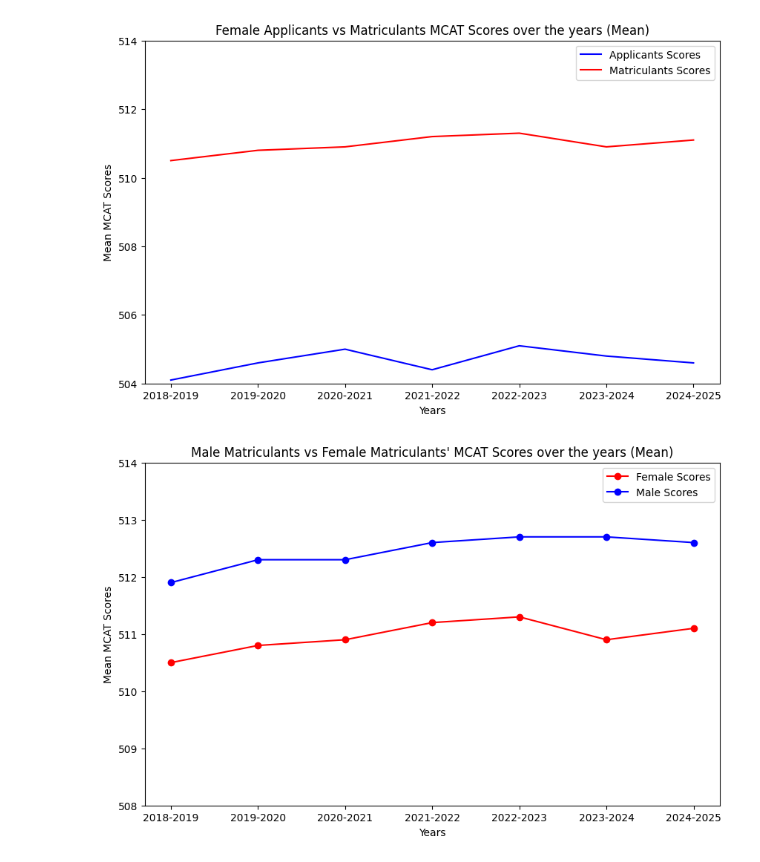
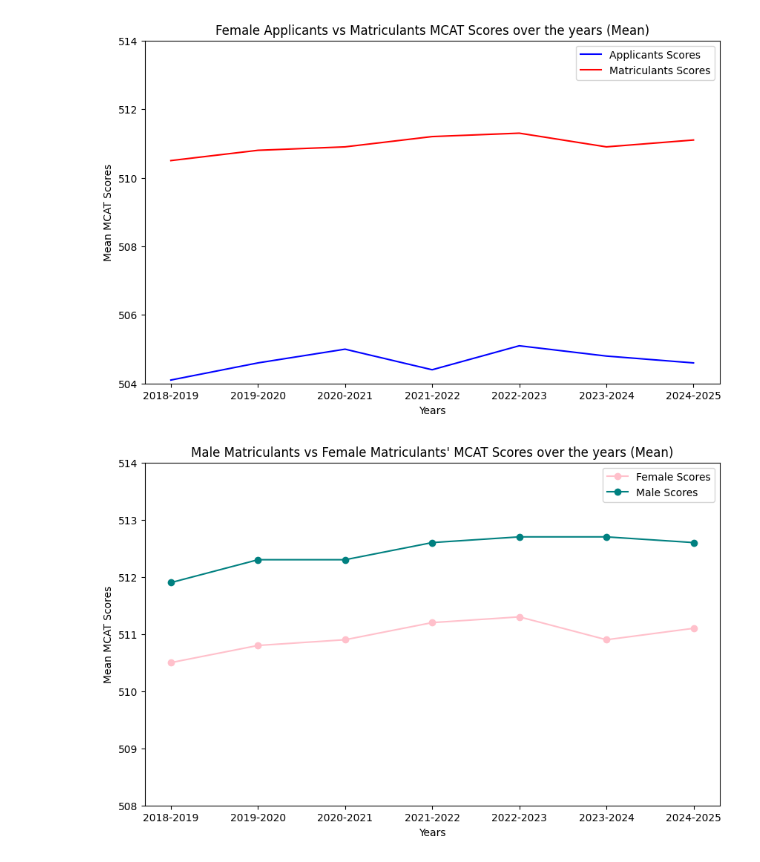
Before and after one commit to davidnunez42/medical-school-acceptances, a Jupyter notebook: AAMC_Medical_School_Acceptances_Research_Project.ipynb, the cells around one changed output. Saved outputs shown, nothing was run; the diff lists cells and outputs as text; code cells hidden in the pictures.

```diff
--- a/AAMC_Medical_School_Acceptances_Research_Project.ipynb
+++ b/AAMC_Medical_School_Acceptances_Research_Project.ipynb
@@ -136,7 +126,9 @@ Saving 2024_FACTS_Table_A-22.xlsx to 2024_FACTS_Table_A-22.xlsx
 # %%
+file_4 = '/content/drive/My Drive/datasets/2024_FACTS_Table_A-22.xlsx'
+
 print("MCAT Scores and GPAs for Matriculants, separated by sex, 2018-2019 to 2024-2025")
 print("\n")
-matriculants_scores_df = pd.read_excel('2024_FACTS_Table_A-22.xlsx')
+matriculants_scores_df = pd.read_excel(file_4)
 matriculants_scores_df = matriculants_scores_df.drop([0, 1, 2, 3, 4, 26])
 matriculants_scores_df = matriculants_scores_df.rename(columns={'Table A-22: MCAT Scores and GPAs for Matriculants to U.S. MD-Granting Medical Schools by Gender, Academic Years 2018-2019 through 2024-2025': 'Matriculants (With Years)',
                                                                 'Unnamed: 1': 'Sex', 'Unnamed: 2': 'MCAT CPBS (Mean)', 'Unnamed: 3': 'MCAT CPBS (SD)', 'Unnamed: 4': 'MCAT CARS (Mean)',
@@ -301,24 +378,21 @@ plt.show()
 # %%
 plt.figure(figsize=(10, 6))
 
 women_matriculants_scores = matriculants_scores_df[matriculants_scores_df['Sex'] == 'Women']
-plt.plot(women_matriculants_scores['Matriculants (With Years)'], women_matriculants_scores['Total MCAT (Mean)'], marker='o', color='red', label='Female Scores')
+plt.plot(women_matriculants_scores['Matriculants (With Years)'], women_matriculants_scores['Total MCAT (Mean)'], marker='o', color='pink', label='Female Scores')
 
-#men_applicants_scores = applicants_scores_df[applicants_scores_df['Sex'] == 'Men']
 men_matriculants_scores = matriculants_scores_df[matriculants_scores_df['Sex'] == 'Men']
-#plt.plot(men_applicants_scores['Applicants (With Years)'], men_applicants_scores['Total MCAT (Mean)'], color='blue', label='Applicants Scores')
-plt.plot(men_matriculants_scores['Matriculants (With Years)'], men_matriculants_scores['Total MCAT (Mean)'], marker='o', color='blue', label='Male Scores')
+plt.plot(men_matriculants_scores['Matriculants (With Years)'], men_matriculants_scores['Total MCAT (Mean)'], marker='o', color='teal', label='Male Scores')
 
-#plt.title("Male Applicants vs Matriculants MCAT Scores over the years (Mean)")
 plt.title("Male Matriculants vs Female Matriculants' MCAT Scores over the years (Mean)")
 plt.xlabel('Years')
 plt.ylabel('Mean MCAT Scores')
 plt.ylim(508, 514)
 plt.legend()
 
 plt.show()
 # %% [output]
-[figure, old version]
+[figure, new version]
 # %%
 plt.figure(figsize=(10, 6))
 
```
Also changed, not shown: parts of 86 cells of this notebook.
